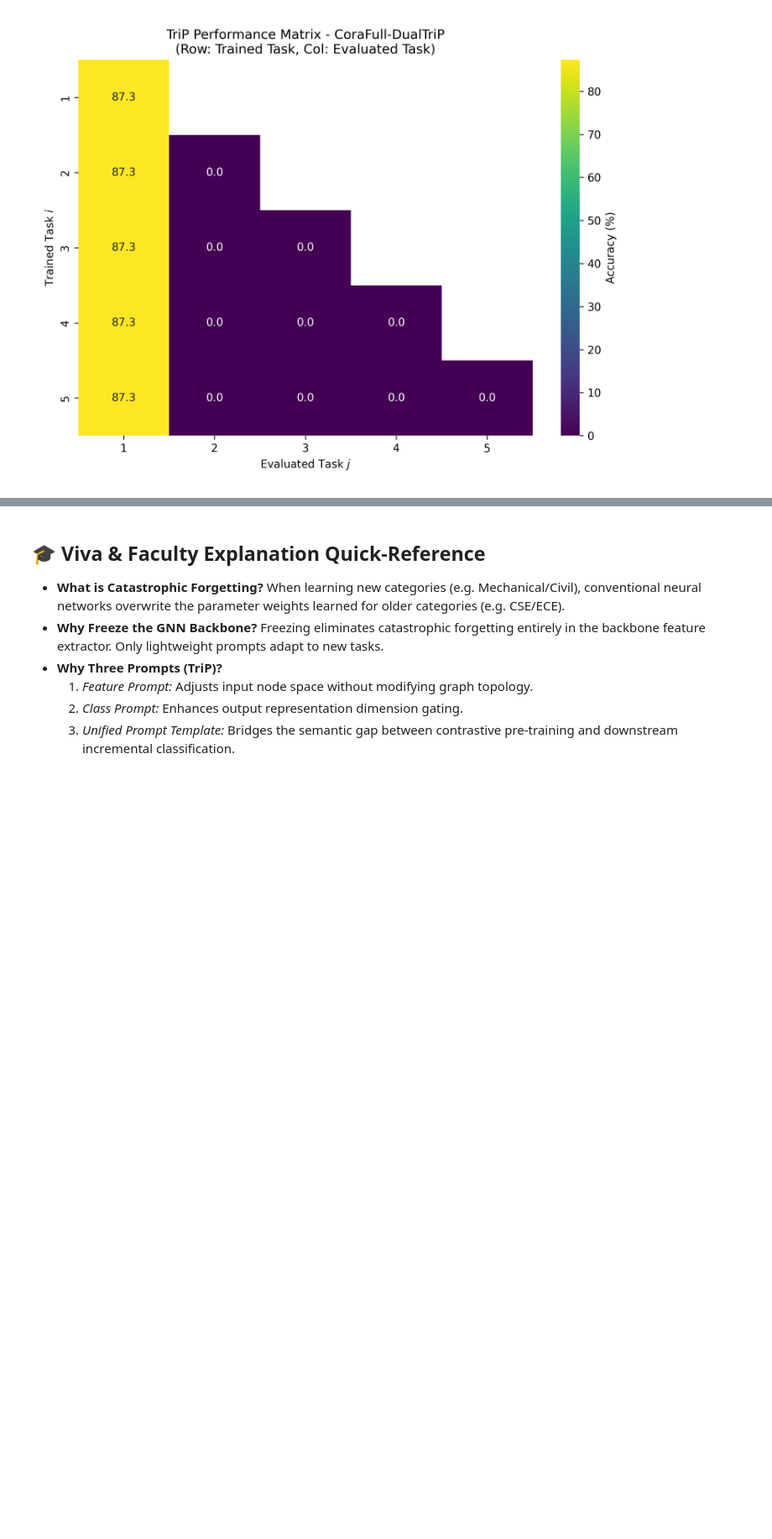
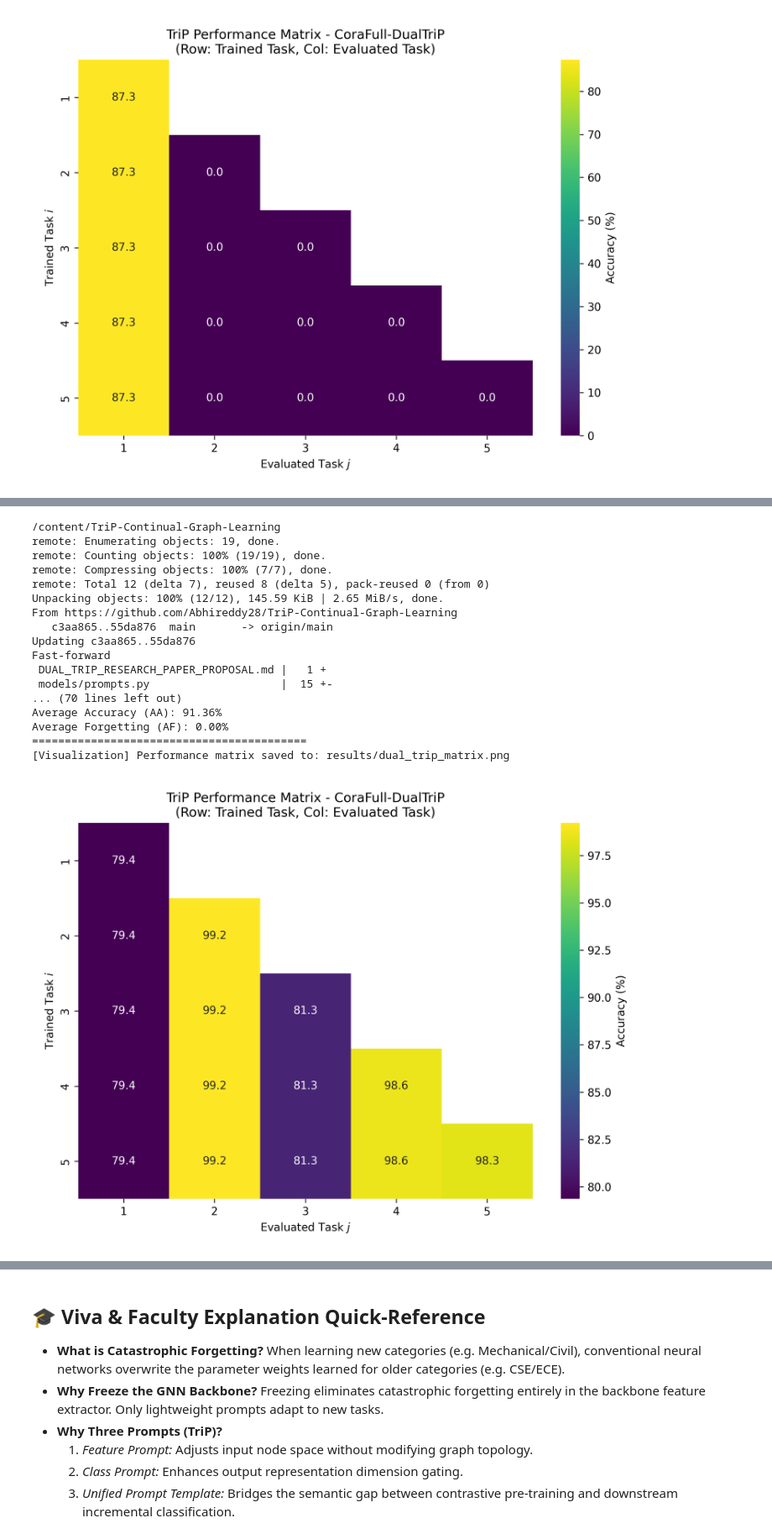
Before and after one commit to Abhireddy28/TriP-Continual-Graph-Learning, a Jupyter notebook: notebooks/TriP_Colab_Runner.ipynb, the cells around one changed output, grey strips where cells are left out. Shown at 84% size. Cells and saved outputs as stored; diff of their text form; code cells hidden in the pictures; blank space fills up the shorter version.

Commit message:
Correct Dual Trip outputs

```diff
--- a/notebooks/TriP_Colab_Runner.ipynb
+++ b/notebooks/TriP_Colab_Runner.ipynb
@@ -483,3 +483,83 @@ files.download("results/trip_vs_dualtrip.png")
 [figure]
 [interactive output not drawn]
 [interactive output not drawn]
+# %%
+# =========================================================================
+# Re-run Stabilized Dual-TriP (Pulls the mathematical fix)
+# =========================================================================
+import os, sys, importlib.util
+
+if os.path.exists('/content/TriP-Continual-Graph-Learning'):
+    %cd /content/TriP-Continual-Graph-Learning
+!git pull
+
+repo_dir = os.path.abspath('.')
+if repo_dir not in sys.path:
+    sys.path.insert(0, repo_dir)
+
+# Clear cached modules so Colab loads the fixed code
+for mod in ['models.prompts', 'models.backbone', 'models.prototypes', 'models.trip_model', 'trainers.continual_trainer']:
+    if mod in sys.modules:
+        importlib.reload(sys.modules[mod])
+
+from datasets.cglb_dataset import CGLBDatasetManager
+from models.trip_model import TriPFramework
+from trainers.pretrainer import SelfSupervisedPretrainer
+from trainers.continual_trainer import ContinualTrainer
+from evaluate.metrics import plot_performance_matrix
+from IPython.display import Image, display
+import torch
+
+device = torch.device("cuda" if torch.cuda.is_available() else "cpu")
+
+# 1. Load Dataset
+manager = CGLBDatasetManager(dataset_name="CoraFull", data_dir="./data", classes_per_task=2)
+data_dict = manager.build_continual_tasks(max_tasks=5)
+
+x = data_dict["x"].to(device)
+edge_index = data_dict["edge_index"].to(device)
+y = data_dict["y"].to(device)
+tasks = data_dict["tasks"]
+
+# 2. Initialize Stabilized Dual-TriP
+model_dual = TriPFramework(
+    in_features=data_dict["num_features"],
+    hidden_dim=256,
+    backbone_type="GCN",
+    prompt_k=2,
+    temperature=0.5,
+    alpha=0.4,
+    use_topology_prompt=True,
+    use_wasserstein=True,
+    device=device
+).to(device)
+
+# 3. Pre-train & Continual Learn
+pretrainer = SelfSupervisedPretrainer(model_dual, lr=0.001, epochs=50)
+pretrainer.train(x, edge_index, tasks[0]["train_nodes"].to(device))
+
+trainer = ContinualTrainer(model_dual, tasks, lr=0.005, epochs=40)
+results_dual = trainer.train_continual(x, edge_index, y)
+
+# 4. Save and view heatmap
+plot_performance_matrix(results_dual["accuracy_matrix"], dataset_name="CoraFull-DualTriP", save_path="results/dual_trip_matrix.png")
+display(Image("results/dual_trip_matrix.png"))
+# %% [output]
+/content/TriP-Continual-Graph-Learning
+remote: Enumerating objects: 19, done.
+remote: Counting objects: 100% (19/19), done.
+remote: Compressing objects: 100% (7/7), done.
+remote: Total 12 (delta 7), reused 8 (delta 5), pack-reused 0 (from 0)
+Unpacking objects: 100% (12/12), 145.59 KiB | 2.65 MiB/s, done.
+From https://github.com/Abhireddy28/TriP-Continual-Graph-Learning
+   c3aa865..55da876  main       -> origin/main
+Updating c3aa865..55da876
+Fast-forward
+ DUAL_TRIP_RESEARCH_PAPER_PROPOSAL.md |   1 +
+ models/prompts.py                    |  15 +-
+... (70 lines left out)
+Average Accuracy (AA): 91.36%
+Average Forgetting (AF): 0.00%
+==========================================
+[Visualization] Performance matrix saved to: results/dual_trip_matrix.png
+[figure, added]
```
Also changed, not shown: parts of 1 cell of this notebook.
